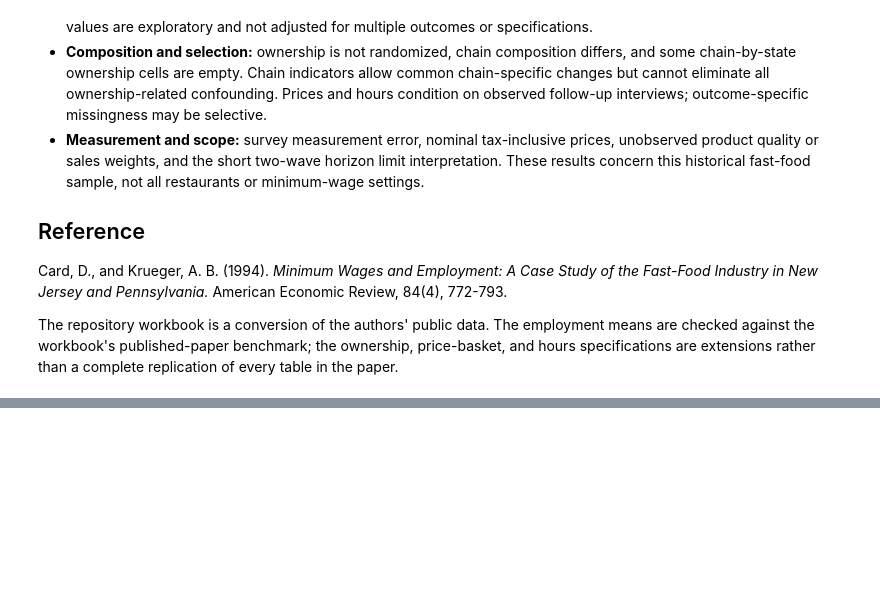
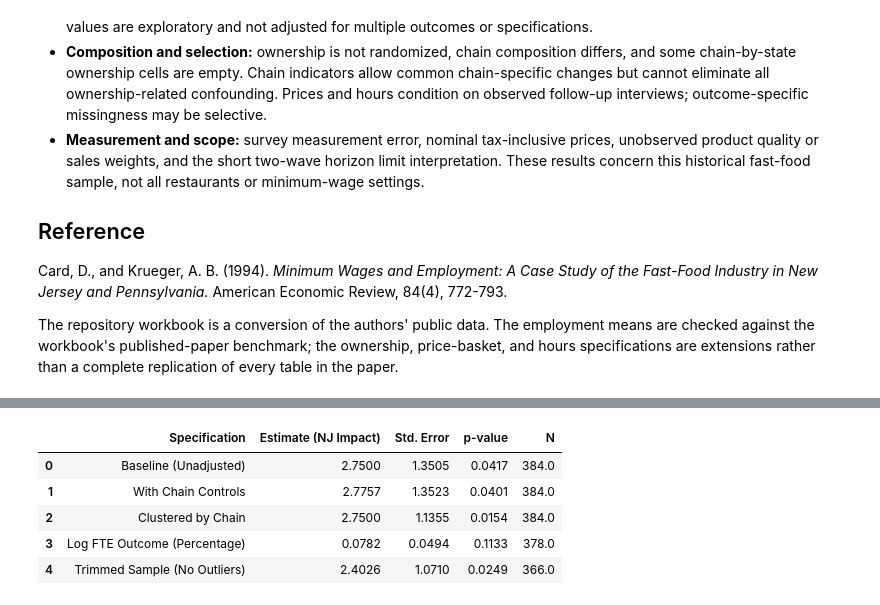
Before and after one commit to nhentze1/Minimum-Wages-and-Business-Models-Company-Owned-vs.-Franchise-Restaurants, a Jupyter notebook: minwageDiD.ipynb, the cells around one changed output, grey strips where cells are left out. Drawn from its saved outputs; the diff is of its cells as text; code cells hidden in the pictures; blank space fills up the shorter version.

Commit message:
add table 3 regression and robustness checks

```diff
--- a/minwageDiD.ipynb
+++ b/minwageDiD.ipynb
@@ -474,0 +686,74 @@ The repository workbook is a conversion of the authors' public data. The employm
+# %%
+import statsmodels.formula.api as smf
+
+# Ensure we use the main paired employment sample
+robust_df = samples['employment'].copy()
+
+# 1. Baseline Model
+base_mod = smf.ols("change ~ state", data=robust_df).fit(cov_type='HC3')
+
+# 2. Control Variables: Add Chain Brand Controls
+control_mod = smf.ols("change ~ state + C(chain)", data=robust_df).fit(cov_type='HC3')
+
+# 3. Alternative Standard Errors: Clustered by Chain Brand
+clustered_mod = smf.ols("change ~ state", data=robust_df).fit(cov_type='cluster', cov_kwds={'groups': robust_df['chain']})
+
+# 4. Functional Form: Log Transformation (approximating percentage changes)
+# Filter to strictly positive FTE values to avoid log(0)
+log_df = robust_df[(robust_df['employment_before'] > 0) & (robust_df['employment_after'] > 0)].copy()
+log_df['log_change'] = np.log(log_df['employment_after']) - np.log(log_df['employment_before'])
+log_mod = smf.ols("log_change ~ state", data=log_df).fit(cov_type='HC3')
+
+# 5. Outliers: Exclude top and bottom 2.5% of employment changes
+lower_limit = robust_df['change'].quantile(0.025)
+upper_limit = robust_df['change'].quantile(0.975)
+trimmed_df = robust_df[(robust_df['change'] >= lower_limit) & (robust_df['change'] <= upper_limit)]
+trimmed_mod = smf.ols("change ~ state", data=trimmed_df).fit(cov_type='HC3')
+
+# Summarize Robustness Results
+robust_summary = pd.DataFrame({
+    "Specification": [
+        "Baseline (Unadjusted)",
+        "With Chain Controls",
+        "Clustered by Chain",
+        "Log FTE Outcome (Percentage)",
+        "Trimmed Sample (No Outliers)"
+    ],
+    "Estimate (NJ Impact)": [
+        base_mod.params['state'],
+        control_mod.params['state'],
+        clustered_mod.params['state'],
+        log_mod.params['state'],
+        trimmed_mod.params['state']
+    ],
+    "Std. Error": [
+        base_mod.bse['state'],
+        control_mod.bse['state'],
+        clustered_mod.bse['state'],
+        log_mod.bse['state'],
+        trimmed_mod.bse['state']
+    ],
+    "p-value": [
+        base_mod.pvalues['state'],
+        control_mod.pvalues['state'],
+        clustered_mod.pvalues['state'],
+        log_mod.pvalues['state'],
+        trimmed_mod.pvalues['state']
+    ],
+    "N": [
+        base_mod.nobs,
+        control_mod.nobs,
+        clustered_mod.nobs,
+        log_mod.nobs,
+        trimmed_mod.nobs
+    ]
+})
+
+display(robust_summary.round(4))
+# %% [output]
+|  | Specification | Estimate (NJ Impact) | Std. Error | p-value | N |
+| 0 | Baseline (Unadjusted) | 2.7500 | 1.3505 | 0.0417 | 384.0 |
+| 1 | With Chain Controls | 2.7757 | 1.3523 | 0.0401 | 384.0 |
+| 2 | Clustered by Chain | 2.7500 | 1.1355 | 0.0154 | 384.0 |
+| 3 | Log FTE Outcome (Percentage) | 0.0782 | 0.0494 | 0.1133 | 378.0 |
+| 4 | Trimmed Sample (No Outliers) | 2.4026 | 1.0710 | 0.0249 | 366.0 |
```
Also changed, not shown: parts of 7 cells of this notebook.
